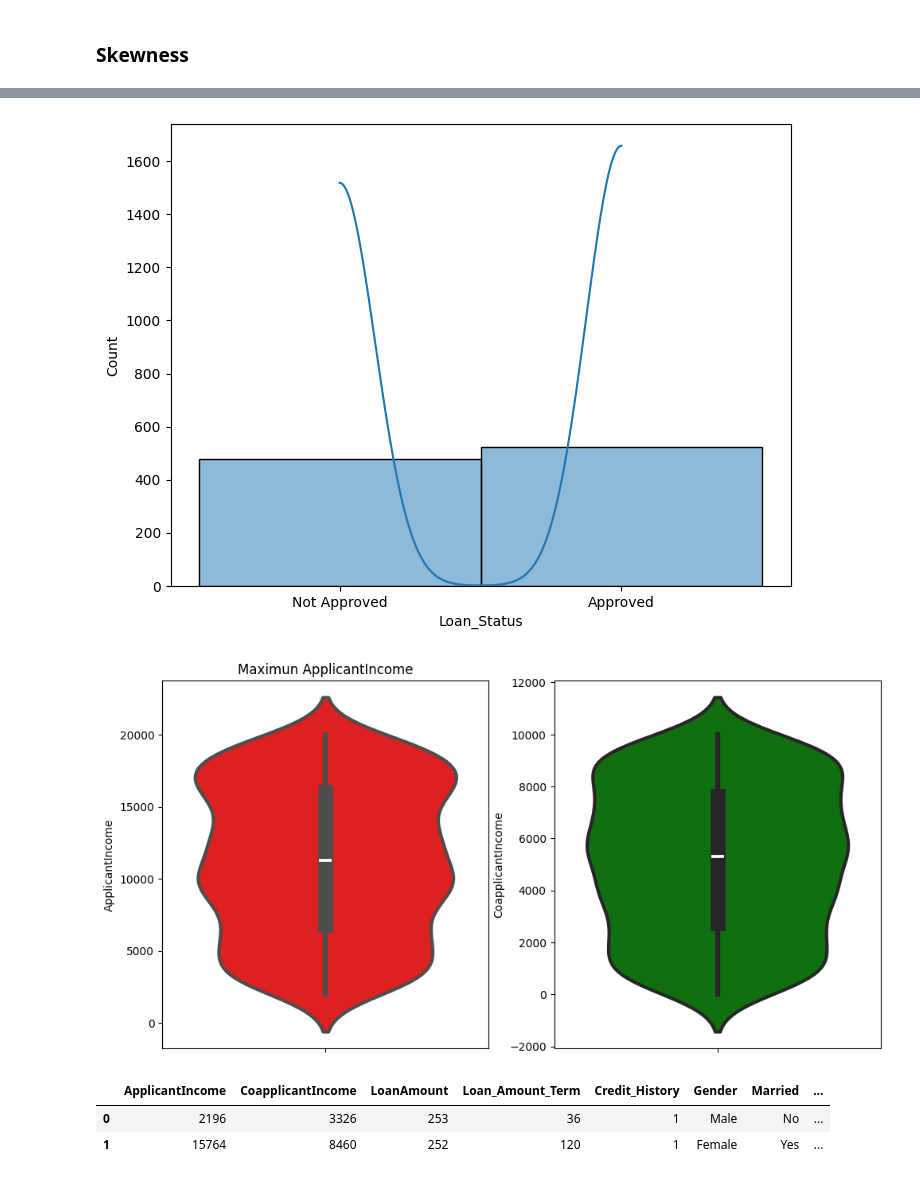
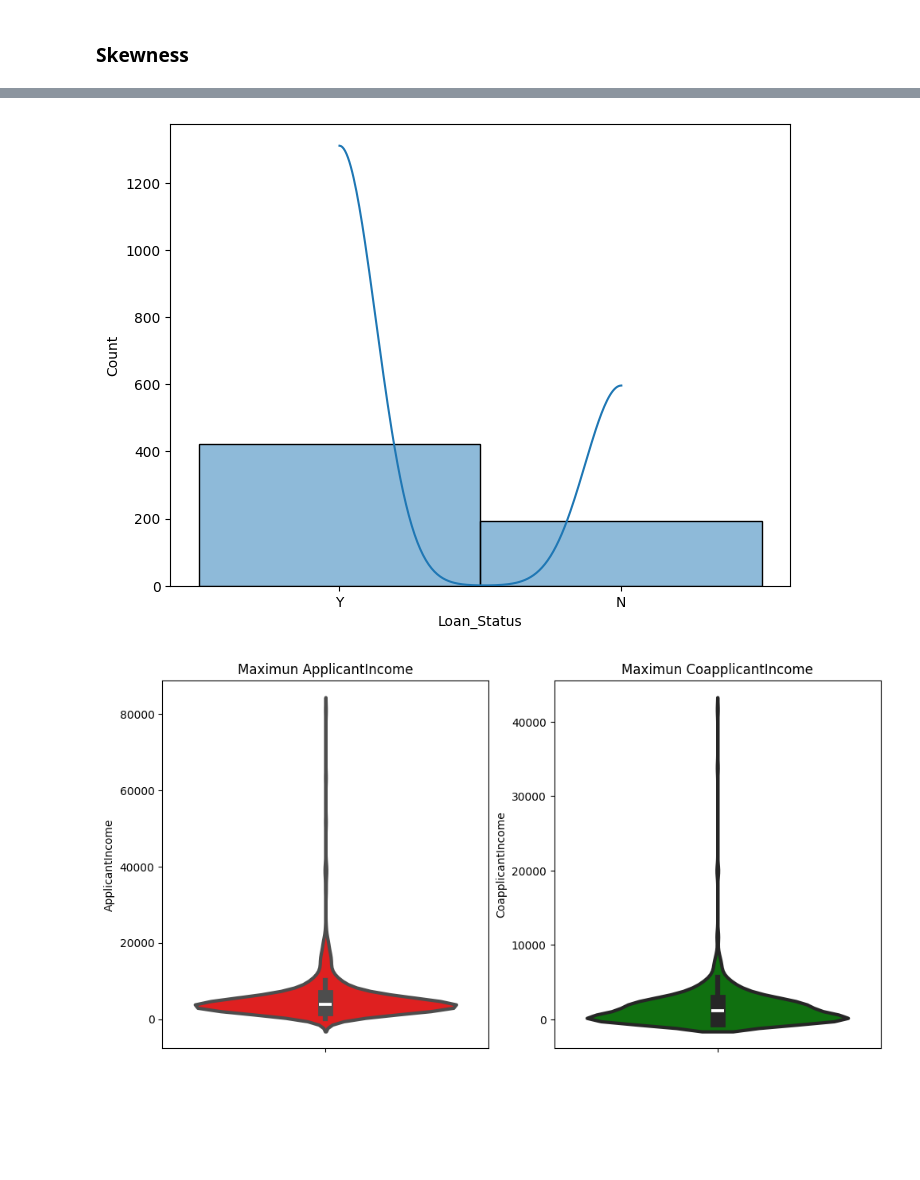
Before and after one commit to Lakshman895/LoanApprovalPrediction, a Jupyter notebook: notebook/eda.ipynb, the cells around one changed output, grey strips where cells are left out. Cells and saved outputs as stored; diff of their text form; code cells hidden in the pictures; blank space fills up the shorter version.

```diff
--- a/notebook/eda.ipynb
+++ b/notebook/eda.ipynb
@@ -22,6 +22,6 @@ from plotly.subplots import make_subplots
 import warnings
 warnings.simplefilter('ignore')
 # %%
-df = pd.read_csv('../data/loan_approval_dataset.csv')
+df = pd.read_csv('../data/LoanData.csv')
 df.head()
 # %% [output]
@@ -279,24 +282,18 @@ plt.figure(figsize=(8,6))
 sns.histplot(df['Loan_Status'],kde=True)
 plt.show()
 # %% [output]
-[figure, old version]
+[figure, new version]
 # %%
 plt.figure(figsize=(18,6))
 plt.subplot(1,3,1)
 plt.title('Maximun ApplicantIncome')
 sns.violinplot(y='ApplicantIncome',data=df,linewidth=3,color='red')
 plt.subplot(1,3,2)
-plt.subplot(1,3,2)
+plt.title('Maximun CoapplicantIncome')
 sns.violinplot(y='CoapplicantIncome',data=df,linewidth=3,color='green')
 plt.show()
 # %% [output]
-[figure, old version]
+[figure, new version]
-# %%
-df.head(2)
-# %% [output]
-|  | ApplicantIncome | CoapplicantIncome | LoanAmount | Loan_Amount_Term | Credit_History | Gender | Married | ... |
-| 0 | 2196 | 3326 | 253 | 36 | 1 | Male | No | ... |
-| 1 | 15764 | 8460 | 252 | 120 | 1 | Female | Yes | ... |
 # %%
 # Create figure
 plt.figure(figsize=(20, 7))
```
Also changed, not shown: parts of 16 cells of this notebook, 25 other files.
